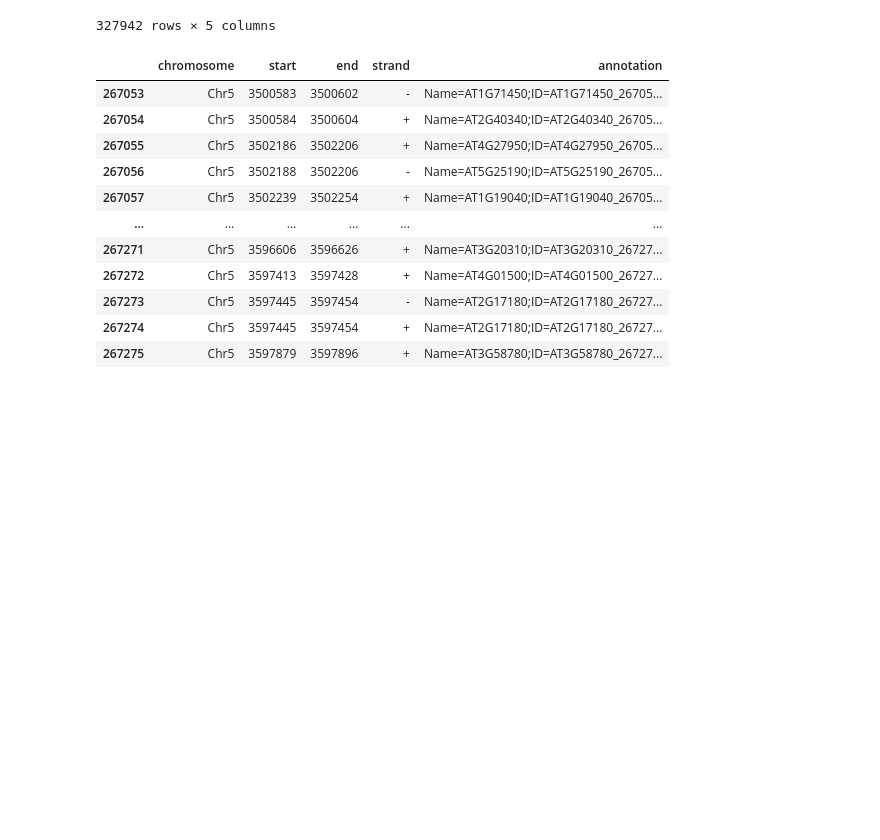
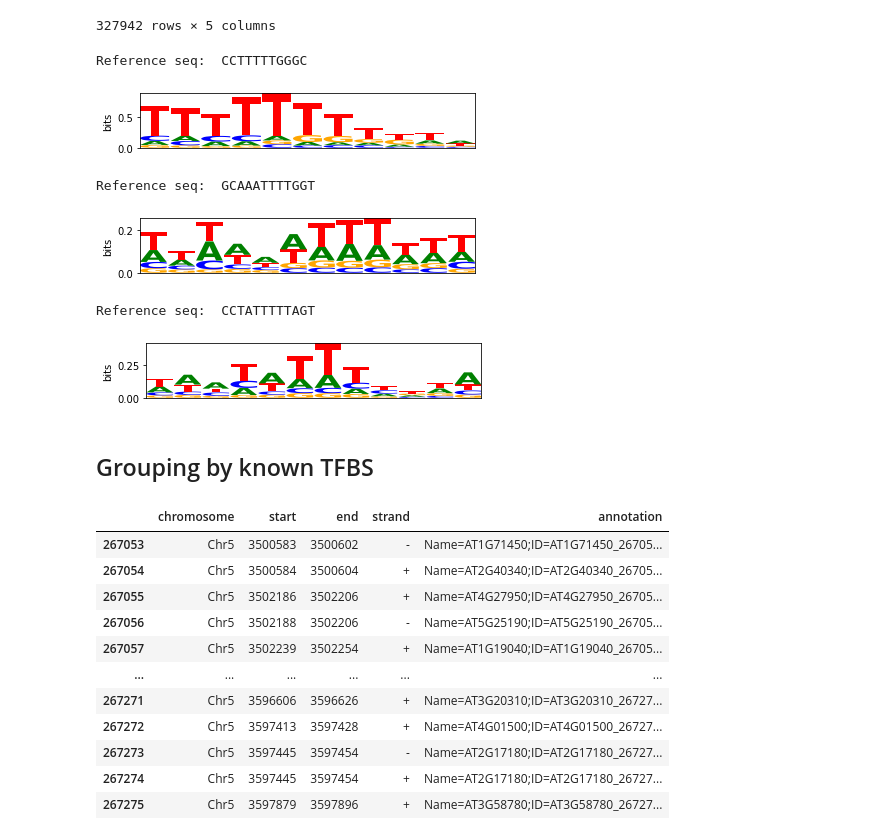
Before and after one commit to songlab-cal/gpn, a Jupyter notebook: analysis/mlm/plot_perplexity_small_region.ipynb, the cells around one changed output. Saved outputs shown, nothing was run; the diff lists cells and outputs as text; code cells hidden in the pictures; blank space fills up the shorter version.

```diff
--- a/analysis/mlm/plot_perplexity_small_region.ipynb
+++ b/analysis/mlm/plot_perplexity_small_region.ipynb
@@ -217,6 +230,23 @@ funtfbs
 | 327940 | ChrM | 361898 | 361912 | + | Name=AT5G07310;ID=AT5G07310_32794... |
 | 327941 | ChrM | 362696 | 362710 | - | Name=AT5G18450;ID=AT5G18450_32794... |
 327942 rows × 5 columns
+# %%
+plot_motif(5962296, 5962306)
+# %% [output]
+Reference seq:  CCTTTTTGGGC
+[figure, added]
+# %%
+plot_motif(5961967, 5961978)
+# %% [output]
+Reference seq:  GCAAATTTTGGT
+[figure, added]
+# %%
+plot_motif(5961859, 5961870)
+# %% [output]
+Reference seq:  CCTATTTTTAGT
+[figure, added]
+# %% [markdown]
+## Grouping by known TFBS
 # %%
 funtfbs = funtfbs.query("chromosome == 'Chr5' and start >= 3500000 and end <= 3600000")
 funtfbs
```
Also changed, not shown: parts of 40 cells of this notebook.
